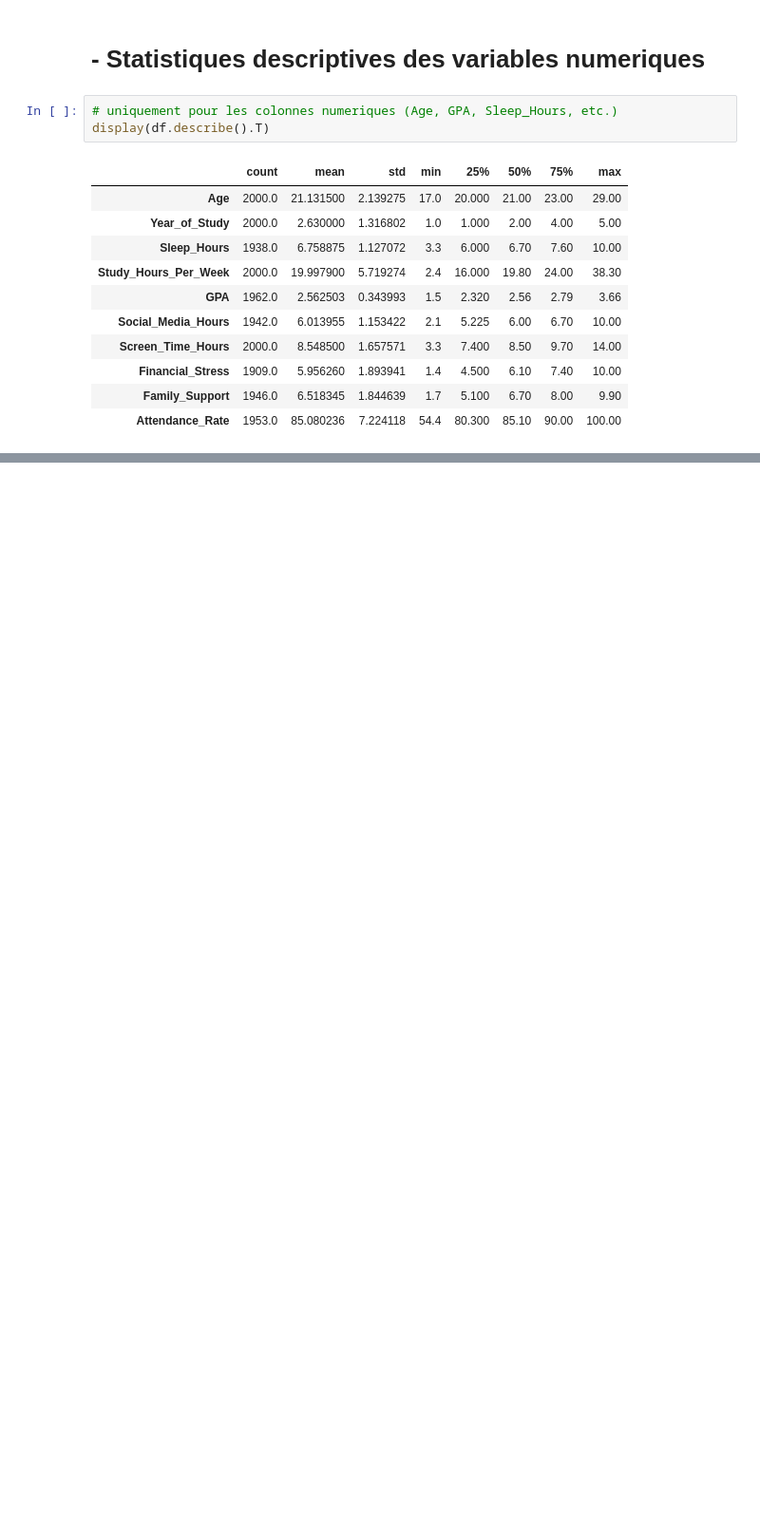
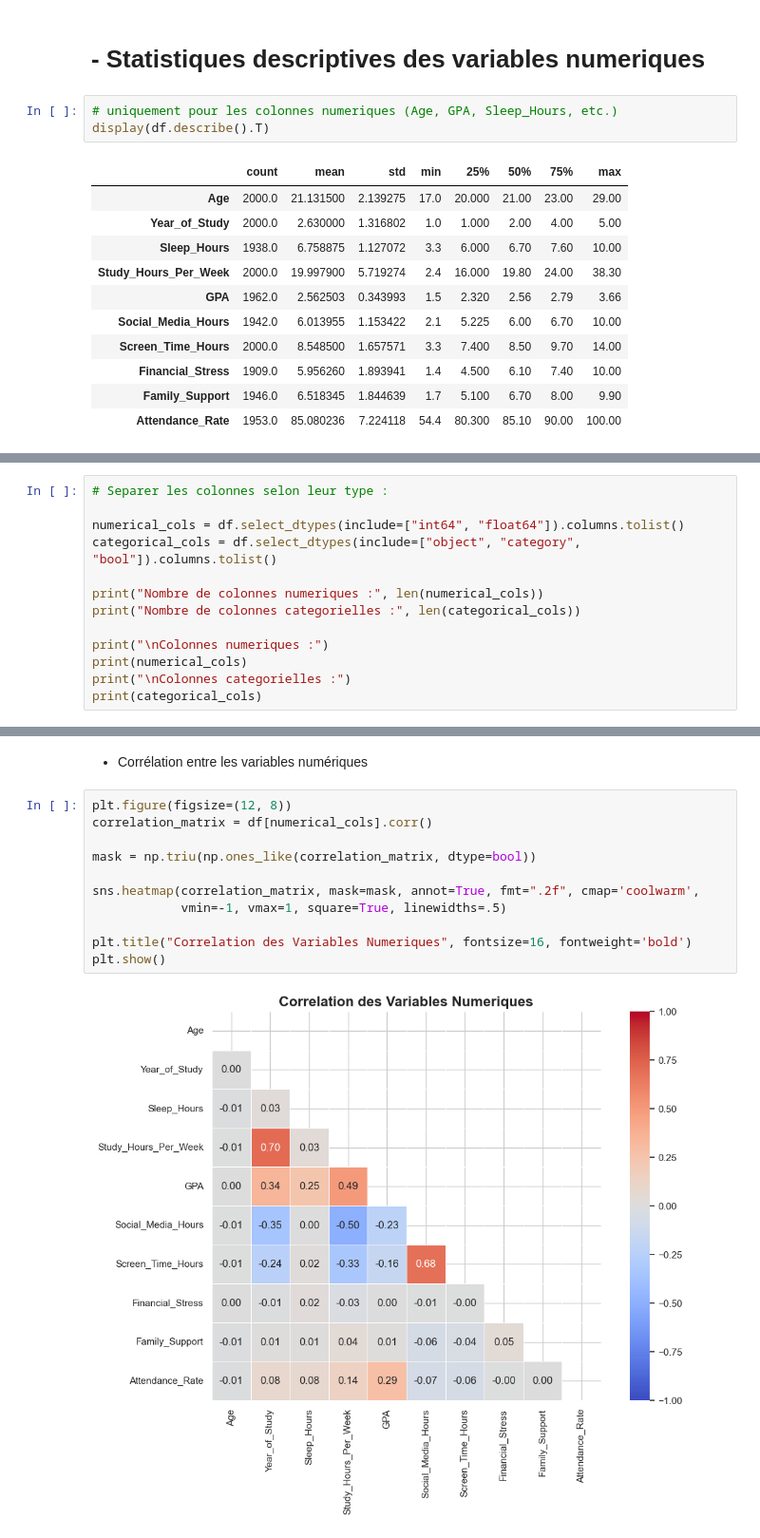
Before and after one commit to Mednsn/Prediction_du_risque_sante_mentale_SC, a Jupyter notebook: notebooks/01_data_exploration.ipynb, the cells around one changed output, grey strips where cells are left out. Shown at 95% size. Drawn from its saved outputs; the diff is of its cells as text; blank space fills up the shorter version.

```diff
--- a/notebooks/01_data_exploration.ipynb
+++ b/notebooks/01_data_exploration.ipynb
@@ -300,0 +128,13 @@ plt.show()
+# %%
+# Separer les colonnes selon leur type :
+
+numerical_cols = df.select_dtypes(include=["int64", "float64"]).columns.tolist()
+categorical_cols = df.select_dtypes(include=["object", "category", "bool"]).columns.tolist()
+
+print("Nombre de colonnes numeriques :", len(numerical_cols))
+print("Nombre de colonnes categorielles :", len(categorical_cols))
+
+print("\nColonnes numeriques :")
+print(numerical_cols)
+print("\nColonnes categorielles :")
+print(categorical_cols)
@@ -300,0 +218,15 @@ plt.show()
+# %% [markdown]
+- Corrélation entre les variables numériques
+# %%
+plt.figure(figsize=(12, 8))
+correlation_matrix = df[numerical_cols].corr()
+
+mask = np.triu(np.ones_like(correlation_matrix, dtype=bool))
+
+sns.heatmap(correlation_matrix, mask=mask, annot=True, fmt=".2f", cmap='coolwarm',
+            vmin=-1, vmax=1, square=True, linewidths=.5)
+
+plt.title("Correlation des Variables Numeriques", fontsize=16, fontweight='bold')
+plt.show()
+# %% [output]
+[figure, added]
```
Also changed, not shown: parts of 55 cells of this notebook, 1 other file.
